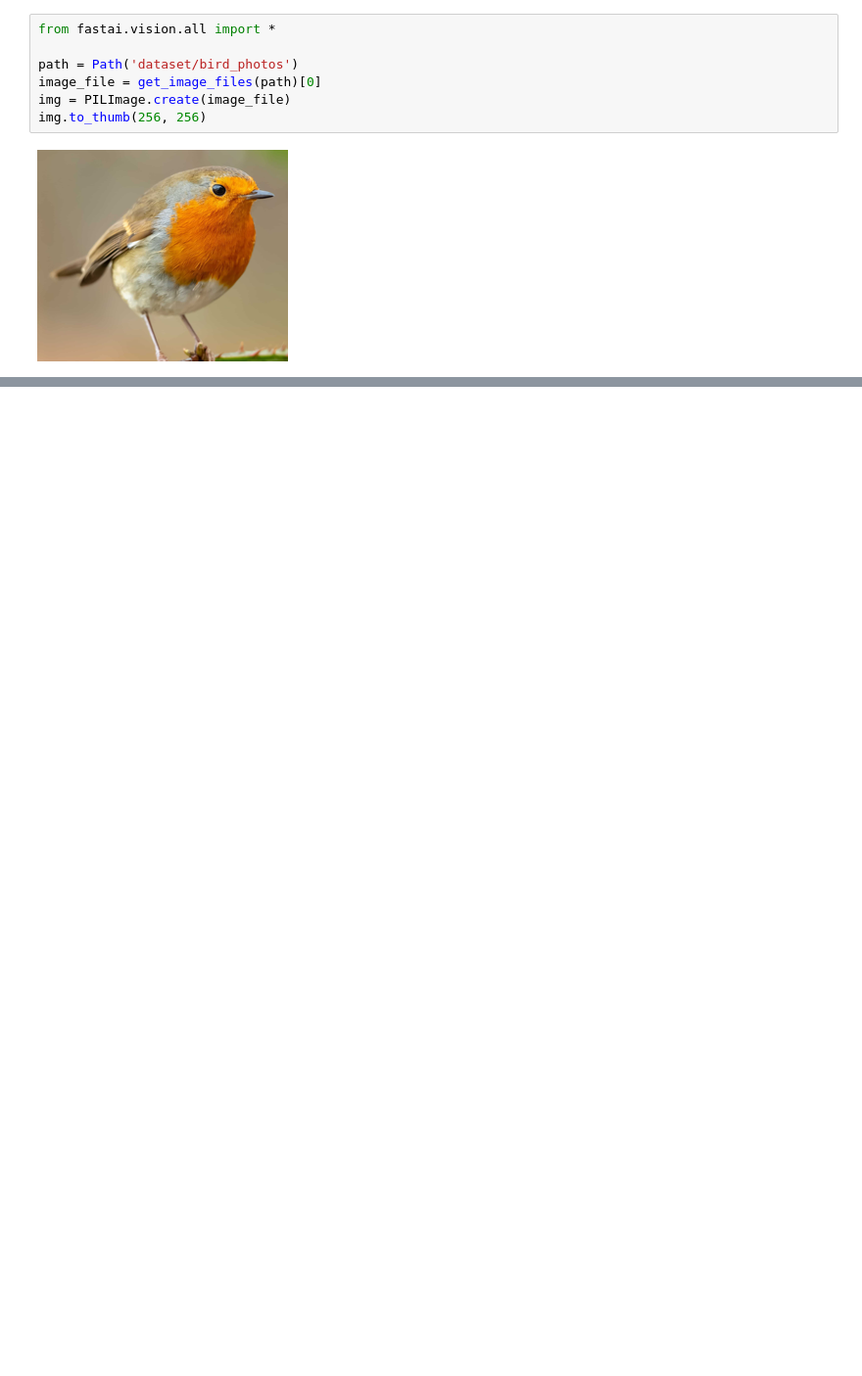
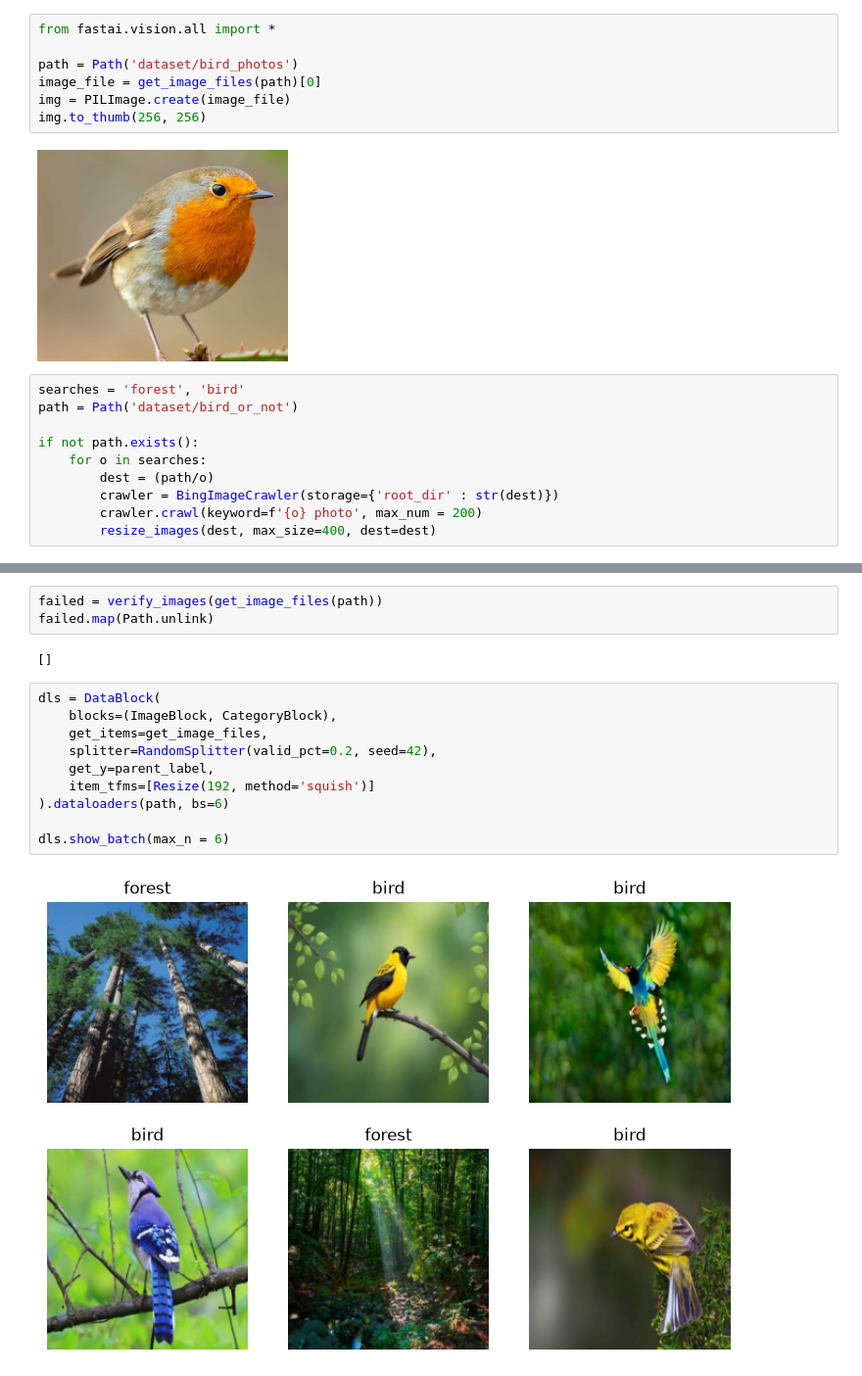
Before and after one commit to ElHefnawy1290/FastAI, a Jupyter notebook: bird.ipynb, the cells around one changed output, grey strips where cells are left out. Shown at 98% size. Drawn from its saved outputs; the diff is of its cells as text; blank space fills up the shorter version.

Commit message:
hello_bird

```diff
--- a/bird.ipynb
+++ b/bird.ipynb
@@ -28,3 +23,13 @@ img = PILImage.create(image_file)
 img.to_thumb(256, 256)
 # %% [output]
 [figure]
+# %%
+searches = 'forest', 'bird'
+path = Path('dataset/bird_or_not')
+
+if not path.exists():
+    for o in searches:
+        dest = (path/o)
+        crawler = BingImageCrawler(storage={'root_dir' : str(dest)})
+        crawler.crawl(keyword=f'{o} photo', max_num = 200)
+        resize_images(dest, max_size=400, dest=dest)
@@ -30,0 +54,17 @@ img.to_thumb(256, 256)
+# %%
+failed = verify_images(get_image_files(path))
+failed.map(Path.unlink)
+# %% [output]
+[]
+# %%
+dls = DataBlock(
+    blocks=(ImageBlock, CategoryBlock),
+    get_items=get_image_files,
+    splitter=RandomSplitter(valid_pct=0.2, seed=42),
+    get_y=parent_label,
+    item_tfms=[Resize(192, method='squish')]
+).dataloaders(path, bs=6)
+
+dls.show_batch(max_n = 6)
+# %% [output]
+[figure, added]
```
Also changed, not shown: parts of 5 cells of this notebook, 26 other files.
